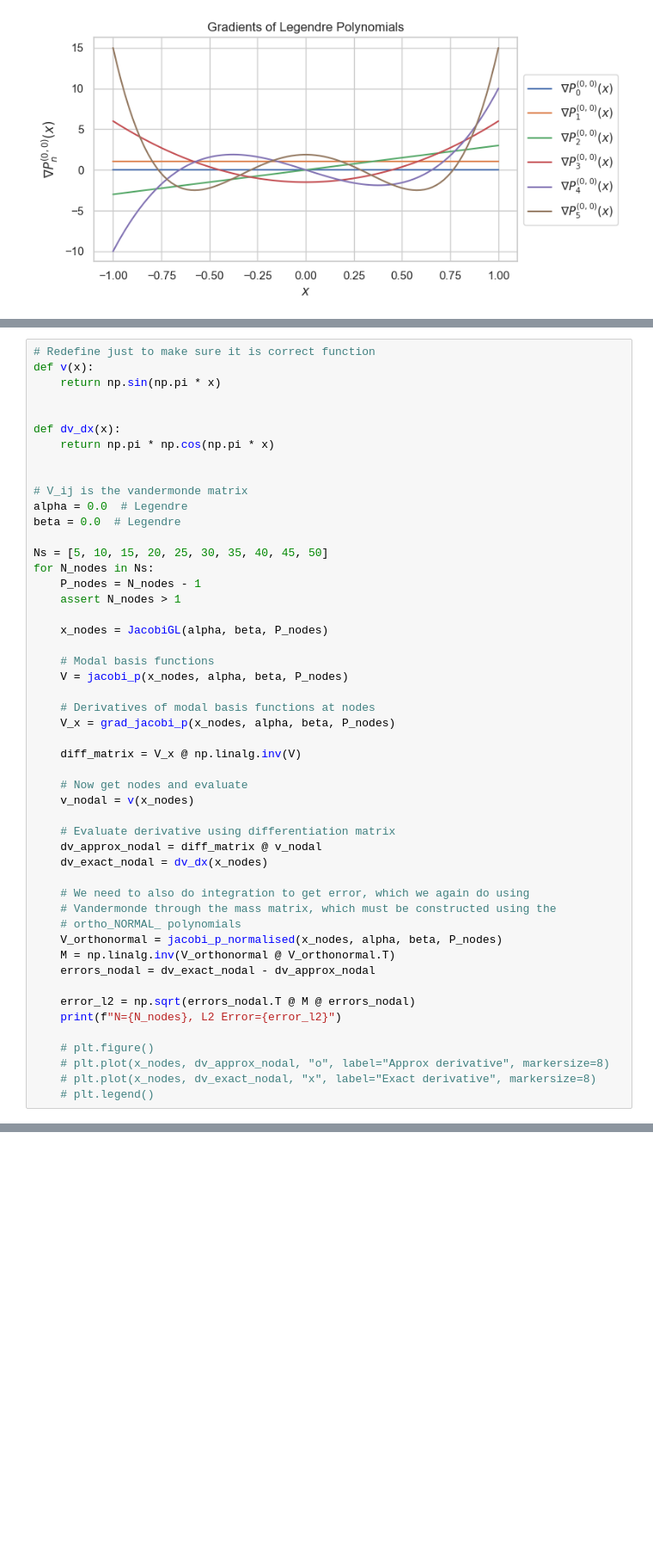
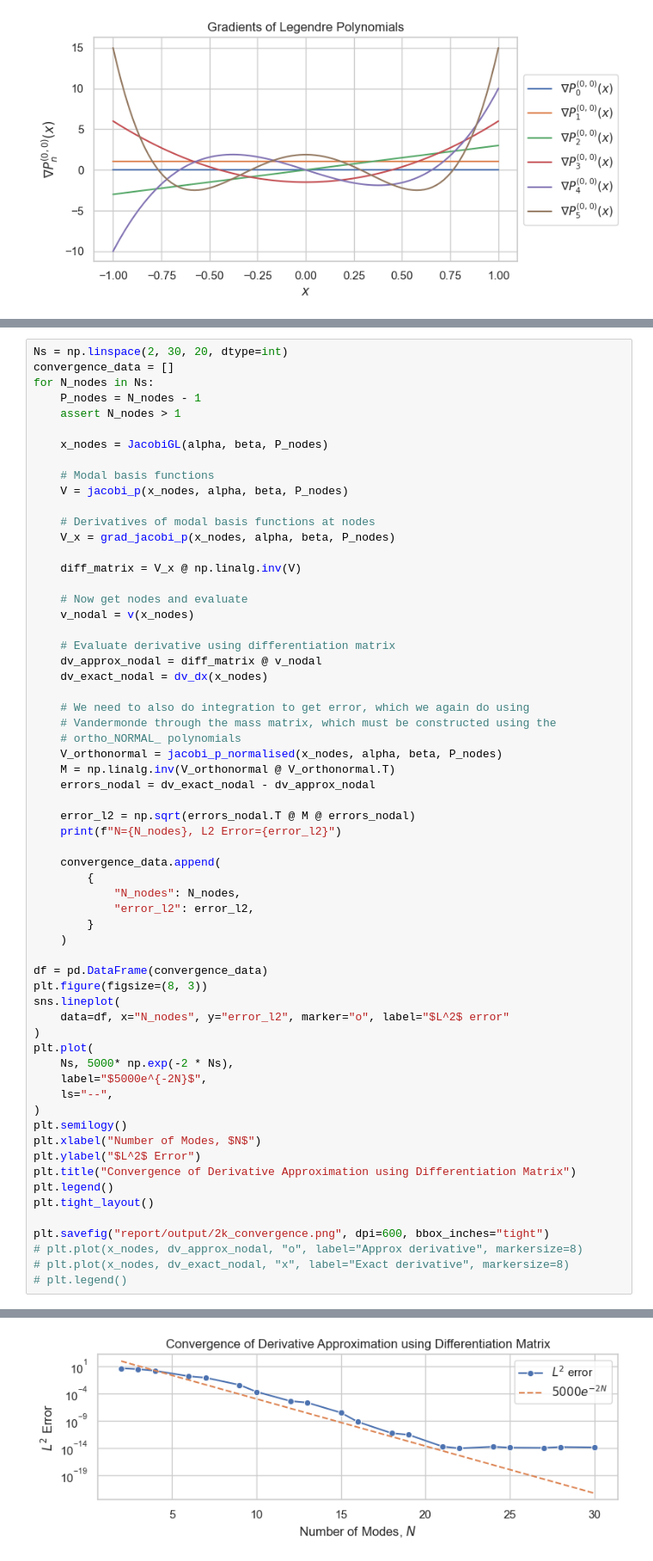
Before and after one commit to JeppeKlitgaard/02689-Advanced-Numerical-Methods, a Jupyter notebook: assignment_1/jk_2_polynomial.ipynb, the cells around one changed output, grey strips where cells are left out. Shown at 86% size. Cells and saved outputs as stored; diff of their text form; blank space fills up the shorter version.

Commit message:
feat: 2k convergence

```diff
--- a/assignment_1/jk_2_polynomial.ipynb
+++ b/assignment_1/jk_2_polynomial.ipynb
@@ -640,20 +638,8 @@ plt.savefig("report/output/2k_grad_v.png", dpi=600, bbox_inches="tight")
 # %% [output]
 [figure]
 # %%
-# Redefine just to make sure it is correct function
-def v(x):
-    return np.sin(np.pi * x)
-
-
-def dv_dx(x):
-    return np.pi * np.cos(np.pi * x)
-
-
-# V_ij is the vandermonde matrix
-alpha = 0.0  # Legendre
-beta = 0.0  # Legendre
-
-Ns = [5, 10, 15, 20, 25, 30, 35, 40, 45, 50]
+Ns = np.linspace(2, 30, 20, dtype=int)
+convergence_data = []
 for N_nodes in Ns:
     P_nodes = N_nodes - 1
     assert N_nodes > 1
@@ -685,8 +671,32 @@ for N_nodes in Ns:
     error_l2 = np.sqrt(errors_nodal.T @ M @ errors_nodal)
     print(f"N={N_nodes}, L2 Error={error_l2}")
 
-    # plt.figure()
-    # plt.plot(x_nodes, dv_approx_nodal, "o", label="Approx derivative", markersize=8)
-    # plt.plot(x_nodes, dv_exact_nodal, "x", label="Exact derivative", markersize=8)
-    # plt.legend()
+    convergence_data.append(
+        {
+            "N_nodes": N_nodes,
+            "error_l2": error_l2,
+        }
+    )
+
+df = pd.DataFrame(convergence_data)
+plt.figure(figsize=(8, 3))
+sns.lineplot(
+    data=df, x="N_nodes", y="error_l2", marker="o", label="$L^2$ error"
+)
+plt.plot(
+    Ns, 5000* np.exp(-2 * Ns),
+    label="$5000e^{-2N}$",
+    ls="--",
+)
+plt.semilogy()
+plt.xlabel("Number of Modes, $N$")
+plt.ylabel("$L^2$ Error")
+plt.title("Convergence of Derivative Approximation using Differentiation Matrix")
+plt.legend()
+plt.tight_layout()
+
+plt.savefig("report/output/2k_convergence.png", dpi=600, bbox_inches="tight")
+# plt.plot(x_nodes, dv_approx_nodal, "o", label="Approx derivative", markersize=8)
+# plt.plot(x_nodes, dv_exact_nodal, "x", label="Exact derivative", markersize=8)
+# plt.legend()
 # %% [output]
@@ -702,0 +723 @@ N=50, L2 Error=4.009699758919177e-14
+[figure, added]
```
Also changed, not shown: parts of 2 cells of this notebook, 1 other file.
